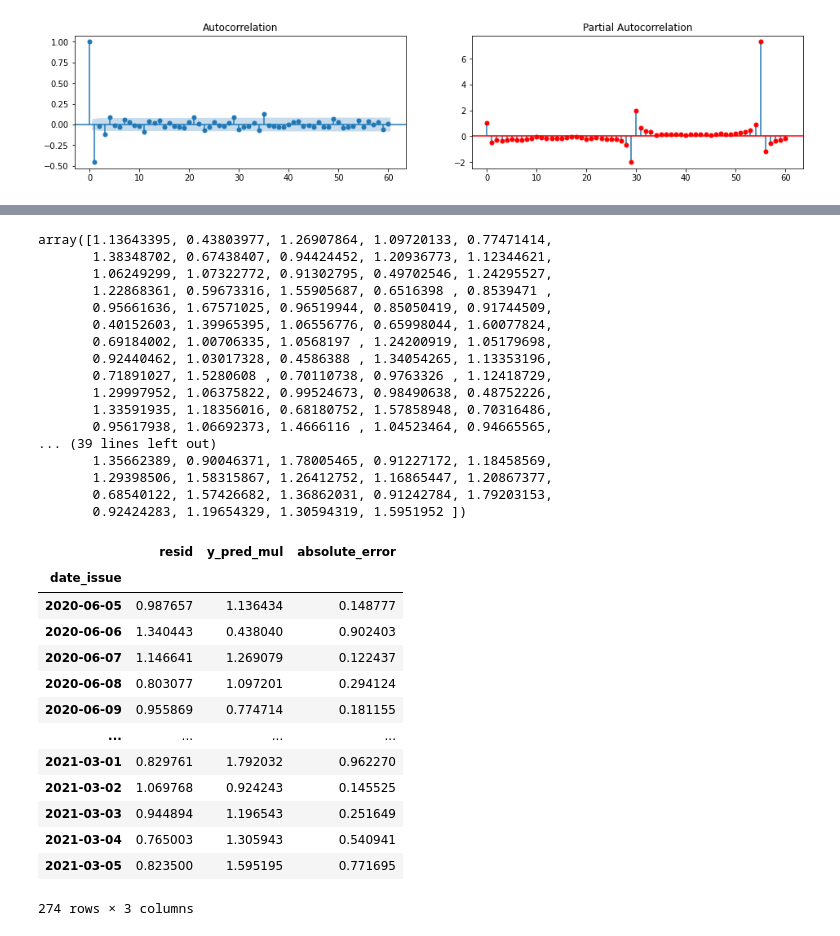
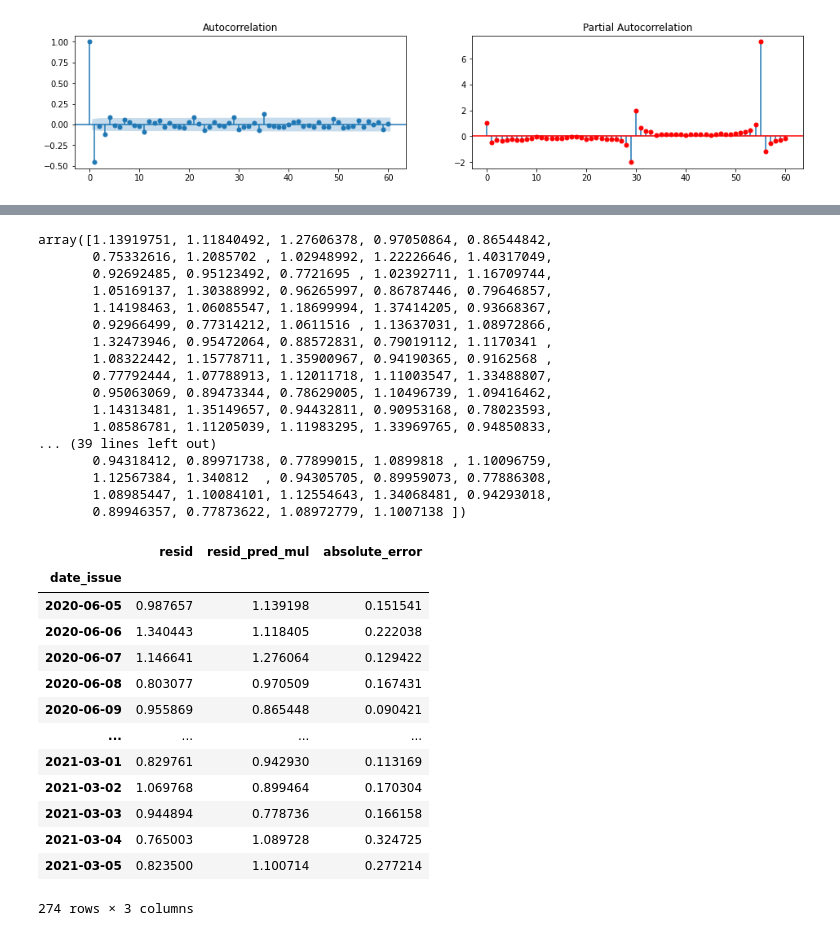
Before and after one commit to valeria0801/Insurance_claiming_forecasting, a Jupyter notebook: notebooks/AutoARIMA for daily data.ipynb, the cells around one changed output, grey strips where cells are left out. Cells and saved outputs as stored; diff of their text form; code cells hidden in the pictures.

```diff
--- a/notebooks/First AutoARIMA.ipynb
+++ b/notebooks/AutoARIMA for daily data.ipynb
@@ -278,8 +278,10 @@ add_resid_ts_train.head(), add_resid_ts_train.tail(), add_resid_ts_test.head(),
 # Splitting data
 # Multiplicative serie
 
-mul_resid_ts_train = mul_resid_ts.iloc[:split_index]
-mul_resid_ts_test = mul_resid_ts.iloc[split_index:]
+split_2 = 0.7
+split_index_2 = round(len(mul_resid_ts)*split_2)
+mul_resid_ts_train = mul_resid_ts.iloc[:split_index_2]
+mul_resid_ts_test = mul_resid_ts.iloc[split_index_2:]
 
 mul_resid_ts_train.head(), mul_resid_ts_train.tail(), mul_resid_ts_test.head(), mul_resid_ts_test.tail()
 # %% [output]
@@ -354,7 +352,8 @@ Warnings:
 # %%
+
 # Trying Auto ARIMA with multiplicative residuals serie
 stepwise_fit_mul = pm.auto_arima(mul_resid_ts_train, start_p=0, start_q=0,
-                             max_p=2, max_q=3, m=12,
+                             max_p=2, max_q=3, m=7,
                              start_P=0, seasonal=True,
                              d=1, D=1, trace=True,
                              error_action='ignore', # don’t want to know if an order does not work
@@ -404,46 +406,46 @@ Warnings:
 # %%
-# We are choosing the multiplicative because AIC is way lower.
+# We are choosing multiplicative decomposed serie with m=7 because it gives the lower AIC
 # Let's predict
 
 
-y_pred_mul = stepwise_fit_mul.predict(n_periods=len(mul_resid_ts_test))
+resid_pred_mul = stepwise_fit_mul.predict(n_periods=len(mul_resid_ts_test))
 # %%
-y_pred_mul
+resid_pred_mul
 # %% [output]
-array([1.13643395, 0.43803977, 1.26907864, 1.09720133, 0.77471414,
-       1.38348702, 0.67438407, 0.94424452, 1.20936773, 1.12344621,
-       1.06249299, 1.07322772, 0.91302795, 0.49702546, 1.24295527,
-       1.22868361, 0.59673316, 1.55905687, 0.6516398 , 0.8539471 ,
-       0.95661636, 1.67571025, 0.96519944, 0.85050419, 0.91744509,
-       0.40152603, 1.39965395, 1.06556776, 0.65998044, 1.60077824,
-       0.69184002, 1.00706335, 1.0568197 , 1.24200919, 1.05179698,
-       0.92440462, 1.03017328, 0.4586388 , 1.34054265, 1.13353196,
-       0.71891027, 1.5280608 , 0.70110738, 0.9763326 , 1.12418729,
-       1.29997952, 1.06375822, 0.99524673, 0.98490638, 0.48752226,
-       1.33591935, 1.18356016, 0.68180752, 1.57858948, 0.70316486,
-       0.95617938, 1.06692373, 1.4666116 , 1.04523464, 0.94665565,
+array([1.13919751, 1.11840492, 1.27606378, 0.97050864, 0.86544842,
+       0.75332616, 1.2085702 , 1.02948992, 1.22226646, 1.40317049,
+       0.92692485, 0.95123492, 0.7721695 , 1.02392711, 1.16709744,
+       1.05169137, 1.30388992, 0.96265997, 0.86787446, 0.79646857,
+       1.14198463, 1.06085547, 1.18699994, 1.37414205, 0.93668367,
+       0.92966499, 0.77314212, 1.0611516 , 1.13637031, 1.08972866,
+       1.32473946, 0.95472064, 0.88572831, 0.79019112, 1.1170341 ,
+       1.08322442, 1.15778711, 1.35900967, 0.94190365, 0.9162568 ,
+       0.77792444, 1.07788913, 1.12011718, 1.11003547, 1.33488807,
+       0.95063069, 0.89473344, 0.78629005, 1.10496739, 1.09416462,
+       1.14313481, 1.35149657, 0.94432811, 0.90953168, 0.78023593,
+       1.08586781, 1.11205039, 1.11983295, 1.33969765, 0.94850833,
 ... (39 lines left out)
-       1.35662389, 0.90046371, 1.78005465, 0.91227172, 1.18458569,
-       1.29398506, 1.58315867, 1.26412752, 1.16865447, 1.20867377,
-       0.68540122, 1.57426682, 1.36862031, 0.91242784, 1.79203153,
-       0.92424283, 1.19654329, 1.30594319, 1.5951952 ])
+       0.94318412, 0.89971738, 0.77899015, 1.0899818 , 1.10096759,
+       1.12567384, 1.340812  , 0.94305705, 0.89959073, 0.77886308,
+       1.08985447, 1.10084101, 1.12554643, 1.34068481, 0.94293018,
+       0.89946357, 0.77873622, 1.08972779, 1.1007138 ])
 # %%
 pa = pd.DataFrame(mul_resid_ts_test)
-pa['y_pred_mul'] = y_pred_mul
-pa['absolute_error'] = abs(pa['resid'] - pa['y_pred_mul'])
+pa['resid_pred_mul'] = resid_pred_mul
+pa['absolute_error'] = abs(pa['resid'] - pa['resid_pred_mul'])
 pa
 # %% [output]
-|  | resid | y_pred_mul | absolute_error |
+|  | resid | resid_pred_mul | absolute_error |
 | date_issue |  |  |  |
-| 2020-06-05 | 0.987657 | 1.136434 | 0.148777 |
-| 2020-06-06 | 1.340443 | 0.438040 | 0.902403 |
-| 2020-06-07 | 1.146641 | 1.269079 | 0.122437 |
-| 2020-06-08 | 0.803077 | 1.097201 | 0.294124 |
-| 2020-06-09 | 0.955869 | 0.774714 | 0.181155 |
+| 2020-06-05 | 0.987657 | 1.139198 | 0.151541 |
+| 2020-06-06 | 1.340443 | 1.118405 | 0.222038 |
+| 2020-06-07 | 1.146641 | 1.276064 | 0.129422 |
+| 2020-06-08 | 0.803077 | 0.970509 | 0.167431 |
+| 2020-06-09 | 0.955869 | 0.865448 | 0.090421 |
 | ... | ... | ... | ... |
-| 2021-03-01 | 0.829761 | 1.792032 | 0.962270 |
-| 2021-03-02 | 1.069768 | 0.924243 | 0.145525 |
-| 2021-03-03 | 0.944894 | 1.196543 | 0.251649 |
-| 2021-03-04 | 0.765003 | 1.305943 | 0.540941 |
-| 2021-03-05 | 0.823500 | 1.595195 | 0.771695 |
+| 2021-03-01 | 0.829761 | 0.942930 | 0.113169 |
+| 2021-03-02 | 1.069768 | 0.899464 | 0.170304 |
+| 2021-03-03 | 0.944894 | 0.778736 | 0.166158 |
+| 2021-03-04 | 0.765003 | 1.089728 | 0.324725 |
+| 2021-03-05 | 0.823500 | 1.100714 | 0.277214 |
 274 rows × 3 columns
```
Also changed, not shown: parts of 34 cells of this notebook, 1 other file.
